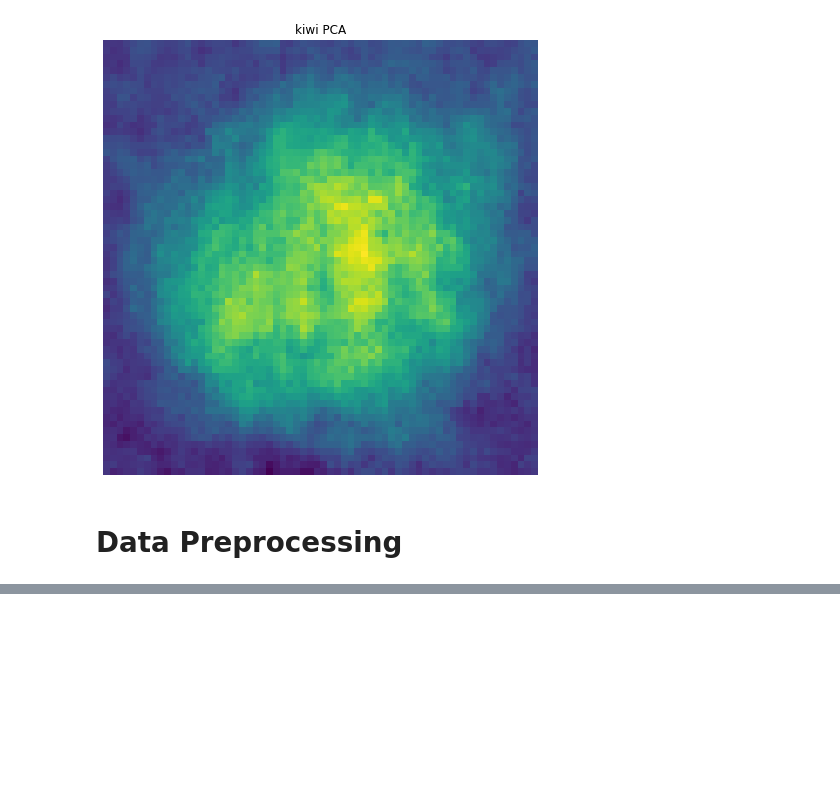
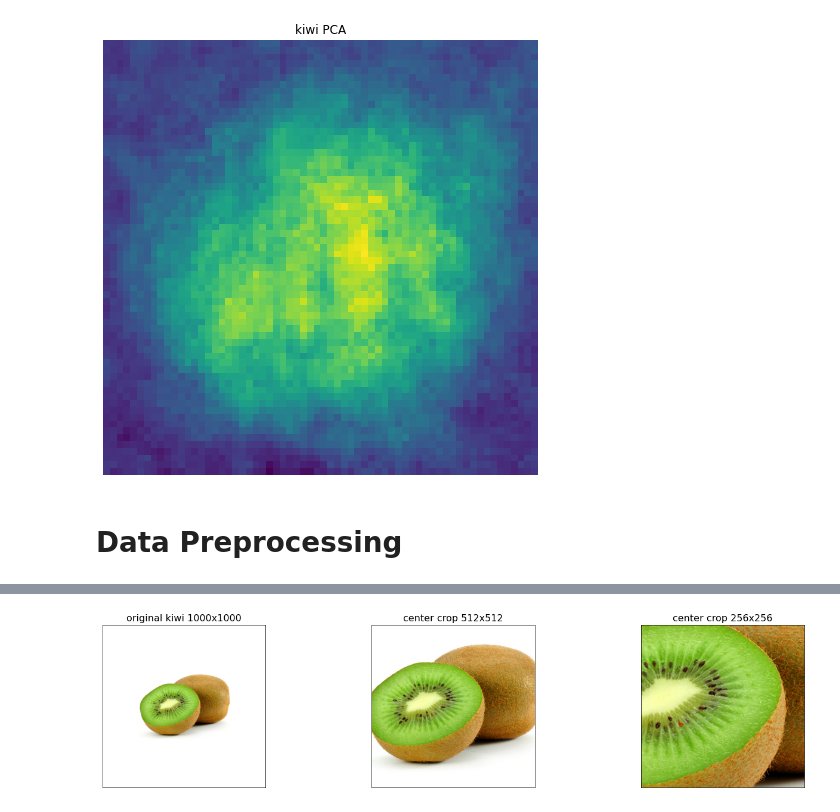
Before and after one commit to krebso/zelovoc, a Jupyter notebook: presentation.ipynb, the cells around one changed output, grey strips where cells are left out. Saved outputs shown, nothing was run; the diff lists cells and outputs as text; code cells hidden in the pictures; blank space fills up the shorter version.

```diff
--- a/presentation.ipynb
+++ b/presentation.ipynb
@@ -197,0 +255,5 @@ plot_pca( eigenimages( kiwi_images ), "kiwi" )
+# %%
+center_crops = [T.CenterCrop(size=size)(orig_img) for size in (512, 256)]
+plot(center_crops, img_titles=['original kiwi 1000x1000', 'center crop 512x512', 'center crop 256x256'])
+# %% [output]
+[figure, added]
```
Also changed, not shown: parts of 14 cells of this notebook, 1 other file.
